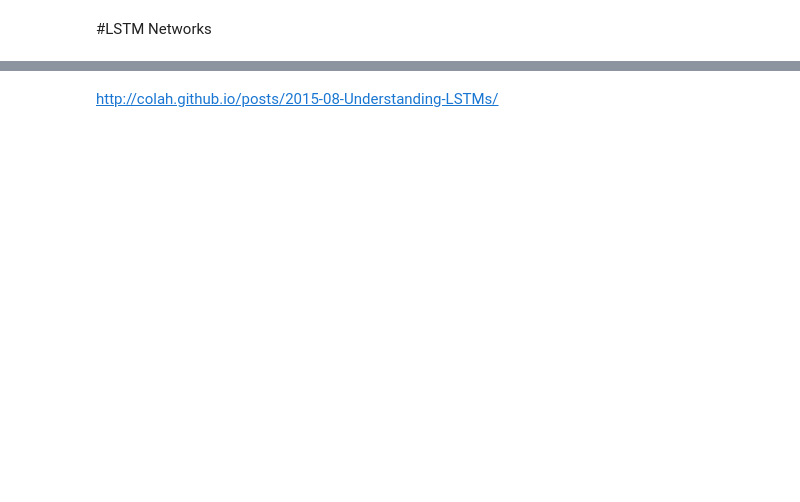
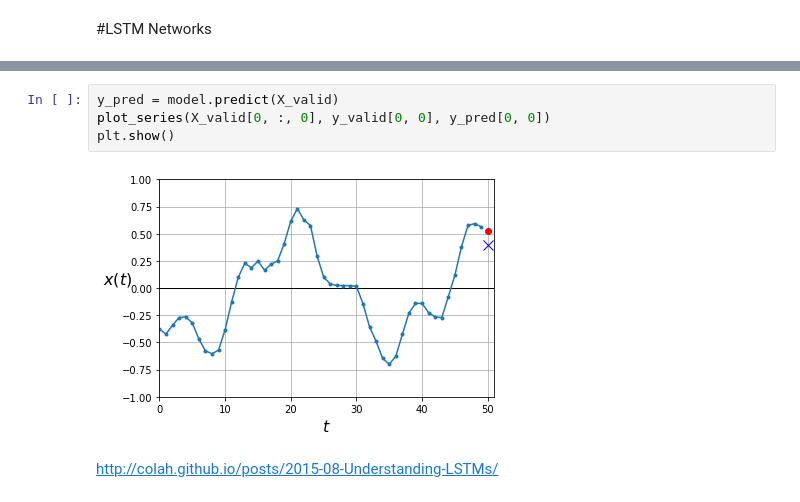
Before and after one commit to gauravpks/dl-repo, a Jupyter notebook: RNN/RNNIntro.ipynb, the cells around one changed output, grey strips where cells are left out. Cells and saved outputs as stored; diff of their text form; blank space fills up the shorter version.

```diff
--- a/RNN/RNNIntro.ipynb
+++ b/RNN/RNNIntro.ipynb
@@ -45,2 +174,8 @@ Thankfully, LSTMs don’t have this problem!
+# %%
+y_pred = model.predict(X_valid)
+plot_series(X_valid[0, :, 0], y_valid[0, 0], y_pred[0, 0])
+plt.show()
+# %% [output]
+[figure, added]
 # %% [markdown]
 http://colah.github.io/posts/2015-08-Understanding-LSTMs/
```
Also changed, not shown: parts of 17 cells of this notebook.
